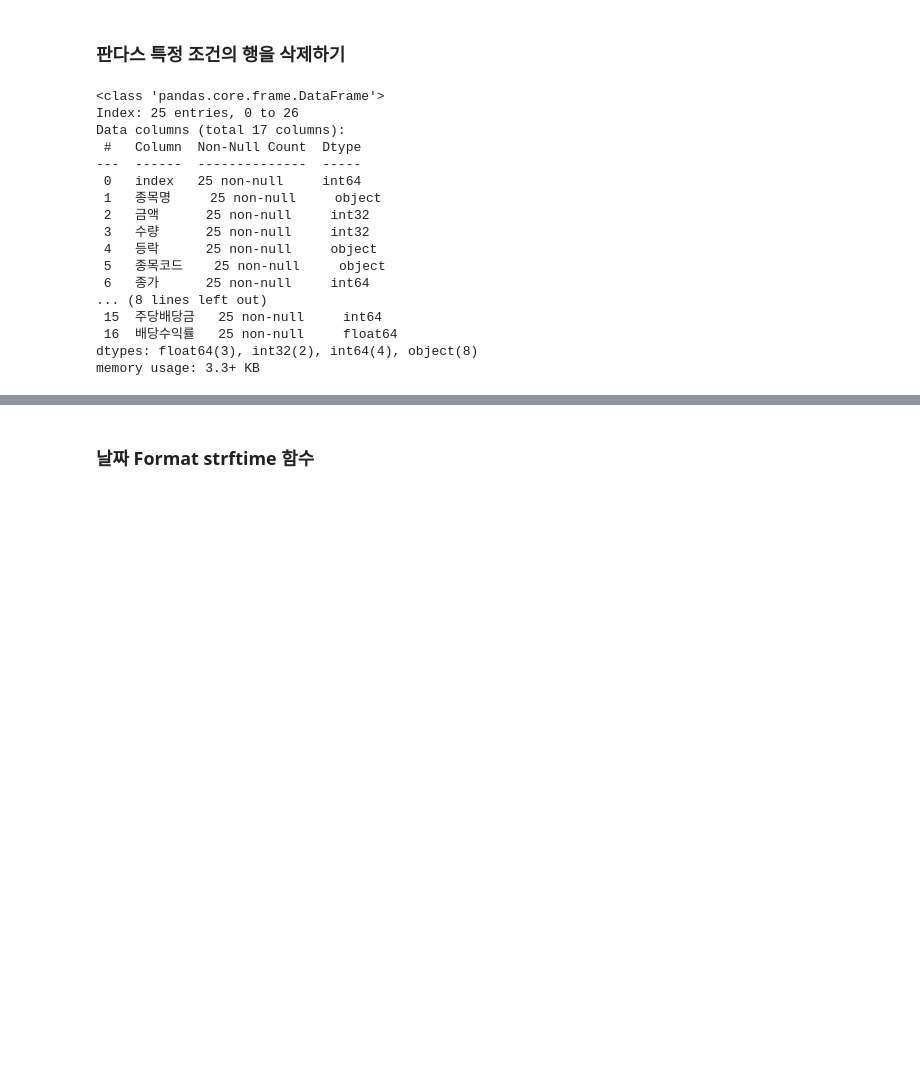
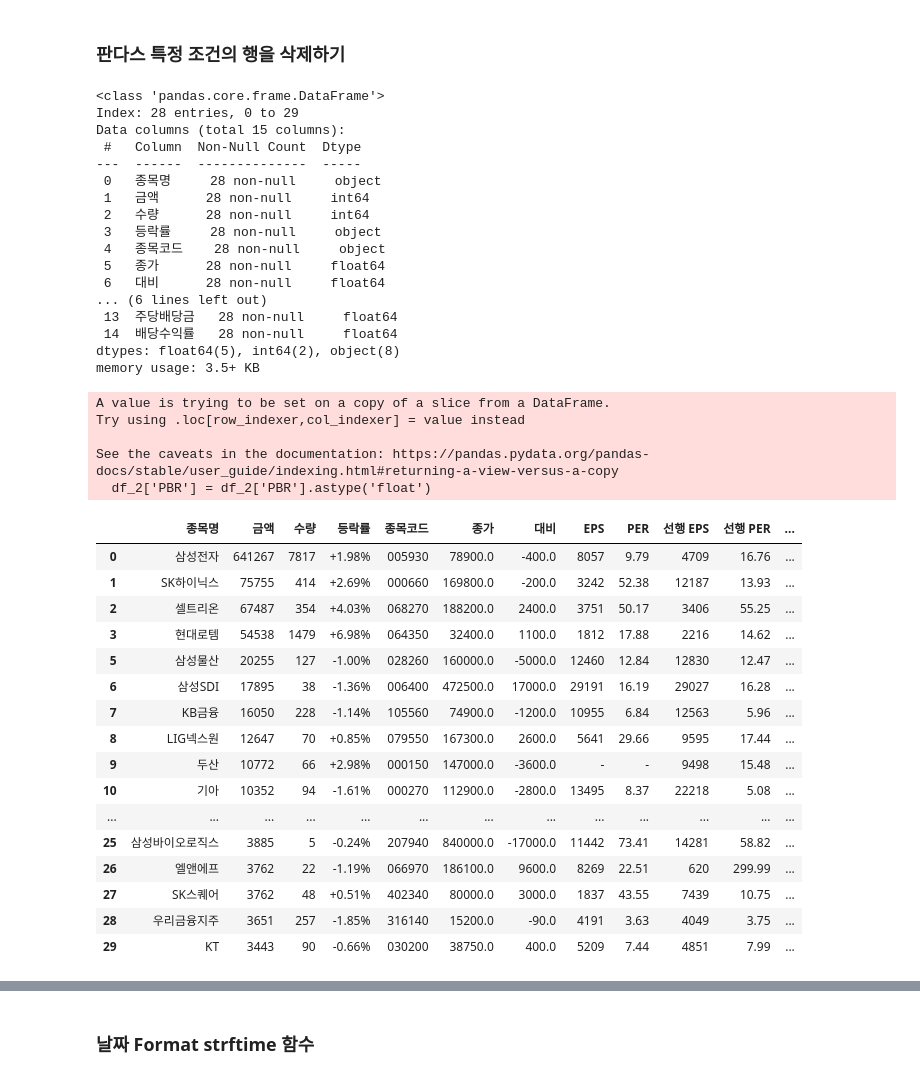
Before and after one commit to starshorse/20200228start, a Jupyter notebook: python_ex/jupyter_note/web crawling.ipynb, the cells around one changed output, grey strips where cells are left out. Drawn from its saved outputs; the diff is of its cells as text; code cells hidden in the pictures; blank space fills up the shorter version.

```diff
--- a/python_ex/jupyter_note/web crawling.ipynb
+++ b/python_ex/jupyter_note/web crawling.ipynb
@@ -382,27 +401,50 @@ df_1.drop( del_index, inplace = True )
 
 # df_1 = df_1[ df_1['PBR'] != '-']
 # %%
-df_1 =df_1.dropna()
-df_1['PBR'] = df_1['PBR'].astype('float')
-df_1.info()
+df_2 =df_2.dropna()
+df_2['PBR'] = df_2['PBR'].astype('float')
+df_2.info()
 # %% [output]
 <class 'pandas.core.frame.DataFrame'>
-Index: 25 entries, 0 to 26
-Data columns (total 17 columns):
+Index: 28 entries, 0 to 29
+Data columns (total 15 columns):
  #   Column  Non-Null Count  Dtype
 ---  ------  --------------  -----
- 0   index   25 non-null     int64
- 1   종목명     25 non-null     object
- 2   금액      25 non-null     int32
- 3   수량      25 non-null     int32
- 4   등락      25 non-null     object
- 5   종목코드    25 non-null     object
- 6   종가      25 non-null     int64
-... (8 lines left out)
- 15  주당배당금   25 non-null     int64
- 16  배당수익률   25 non-null     float64
-dtypes: float64(3), int32(2), int64(4), object(8)
-memory usage: 3.3+ KB
+ 0   종목명     28 non-null     object
+ 1   금액      28 non-null     int64
+ 2   수량      28 non-null     int64
+ 3   등락률     28 non-null     object
+ 4   종목코드    28 non-null     object
+ 5   종가      28 non-null     float64
+ 6   대비      28 non-null     float64
+... (6 lines left out)
+ 13  주당배당금   28 non-null     float64
+ 14  배당수익률   28 non-null     float64
+dtypes: float64(5), int64(2), object(8)
+memory usage: 3.5+ KB
+A value is trying to be set on a copy of a slice from a DataFrame.
+Try using .loc[row_indexer,col_indexer] = value instead
+
+See the caveats in the documentation: https://pandas.pydata.org/pandas-docs/stable/user_guide/indexing.html#returning-a-view-versus-a-copy
+  df_2['PBR'] = df_2['PBR'].astype('float')
 # %%
-df_1
+df_2
+# %% [output]
+|  | 종목명 | 금액 | 수량 | 등락률 | 종목코드 | 종가 | 대비 | EPS | PER | 선행 EPS | 선행 PER | ... |
+| 0 | 삼성전자 | 641267 | 7817 | +1.98% | 005930 | 78900.0 | -400.0 | 8057 | 9.79 | 4709 | 16.76 | ... |
+| 1 | SK하이닉스 | 75755 | 414 | +2.69% | 000660 | 169800.0 | -200.0 | 3242 | 52.38 | 12187 | 13.93 | ... |
+| 2 | 셀트리온 | 67487 | 354 | +4.03% | 068270 | 188200.0 | 2400.0 | 3751 | 50.17 | 3406 | 55.25 | ... |
+| 3 | 현대로템 | 54538 | 1479 | +6.98% | 064350 | 32400.0 | 1100.0 | 1812 | 17.88 | 2216 | 14.62 | ... |
+| 5 | 삼성물산 | 20255 | 127 | -1.00% | 028260 | 160000.0 | -5000.0 | 12460 | 12.84 | 12830 | 12.47 | ... |
+| 6 | 삼성SDI | 17895 | 38 | -1.36% | 006400 | 472500.0 | 17000.0 | 29191 | 16.19 | 29027 | 16.28 | ... |
+| 7 | KB금융 | 16050 | 228 | -1.14% | 105560 | 74900.0 | -1200.0 | 10955 | 6.84 | 12563 | 5.96 | ... |
+| 8 | LIG넥스원 | 12647 | 70 | +0.85% | 079550 | 167300.0 | 2600.0 | 5641 | 29.66 | 9595 | 17.44 | ... |
+| 9 | 두산 | 10772 | 66 | +2.98% | 000150 | 147000.0 | -3600.0 | - | - | 9498 | 15.48 | ... |
+| 10 | 기아 | 10352 | 94 | -1.61% | 000270 | 112900.0 | -2800.0 | 13495 | 8.37 | 22218 | 5.08 | ... |
+| ... | ... | ... | ... | ... | ... | ... | ... | ... | ... | ... | ... | ... |
+| 25 | 삼성바이오로직스 | 3885 | 5 | -0.24% | 207940 | 840000.0 | -17000.0 | 11442 | 73.41 | 14281 | 58.82 | ... |
+| 26 | 엘앤에프 | 3762 | 22 | -1.19% | 066970 | 186100.0 | 9600.0 | 8269 | 22.51 | 620 | 299.99 | ... |
+| 27 | SK스퀘어 | 3762 | 48 | +0.51% | 402340 | 80000.0 | 3000.0 | 1837 | 43.55 | 7439 | 10.75 | ... |
+| 28 | 우리금융지주 | 3651 | 257 | -1.85% | 316140 | 15200.0 | -90.0 | 4191 | 3.63 | 4049 | 3.75 | ... |
+| 29 | KT | 3443 | 90 | -0.66% | 030200 | 38750.0 | 400.0 | 5209 | 7.44 | 4851 | 7.99 | ... |
 # %%
```
Also changed, not shown: parts of 25 cells of this notebook, 5 other files.
